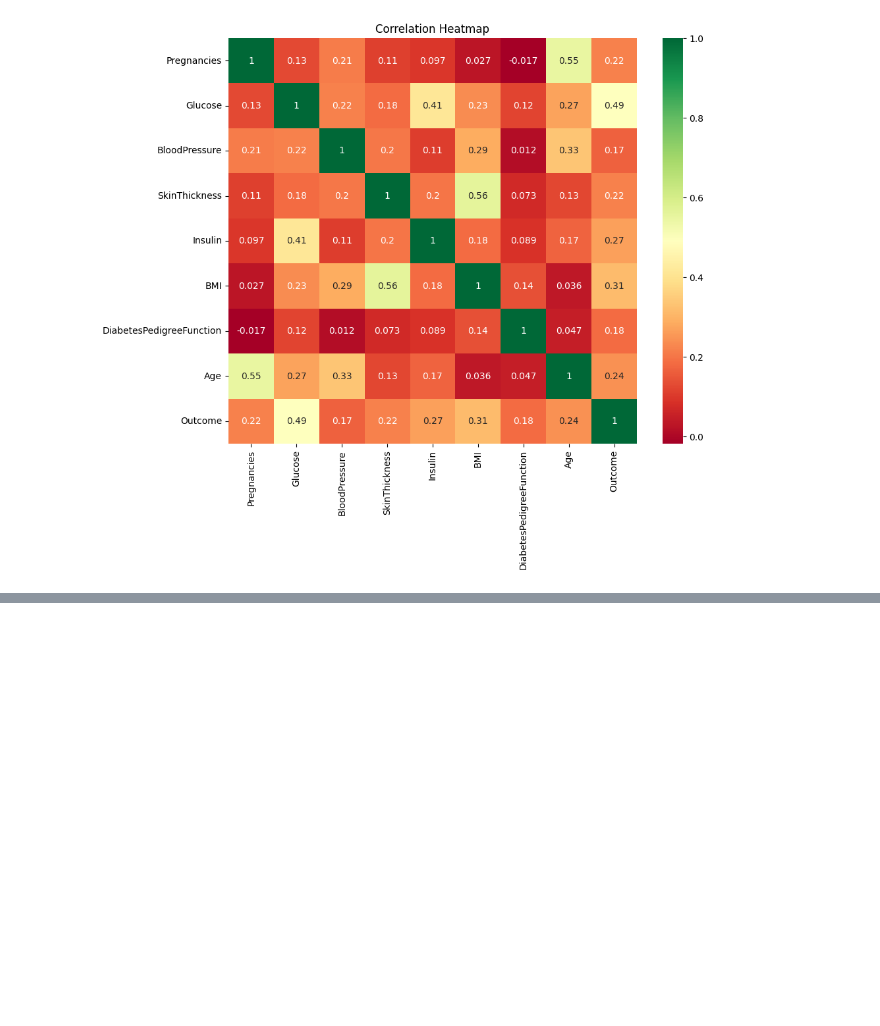
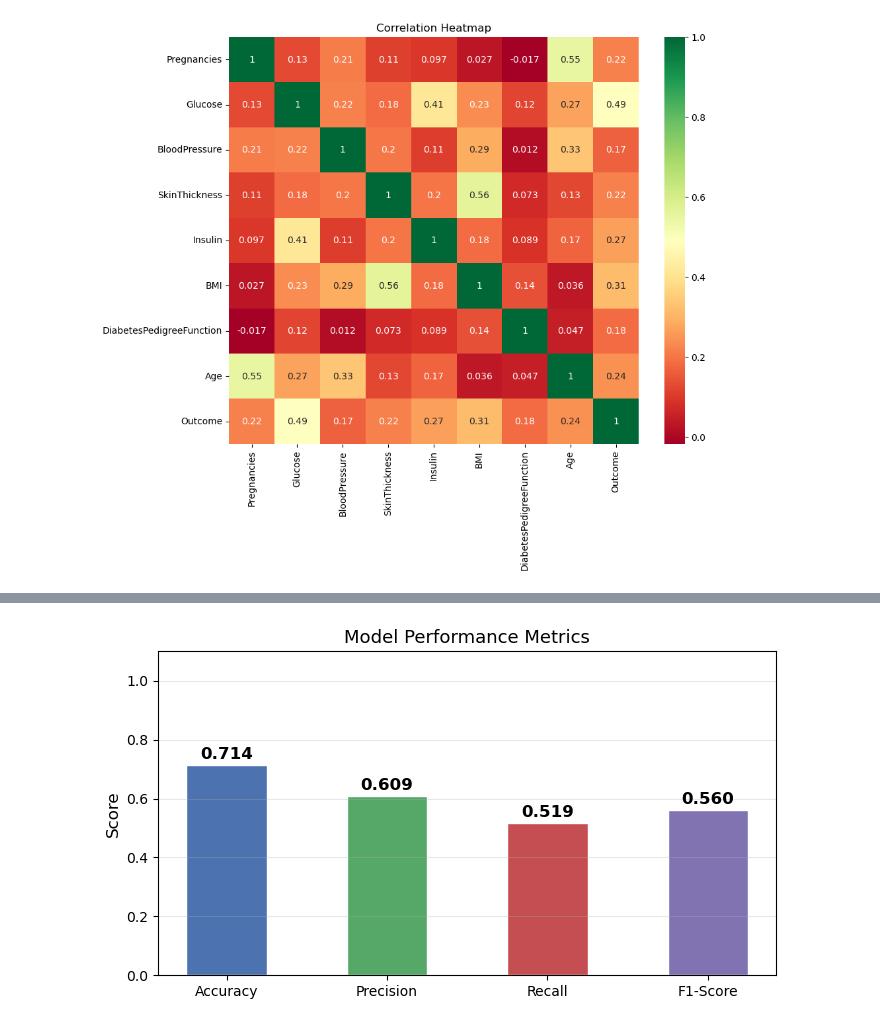
Before and after one commit to RoberRamzy/Classification-for-Pima-Indians-Diabetes-Database, a Jupyter notebook: Lab.ipynb, the cells around one changed output, grey strips where cells are left out. Cells and saved outputs as stored; diff of their text form; code cells hidden in the pictures; blank space fills up the shorter version.

```diff
--- a/Lab.ipynb
+++ b/Lab.ipynb
@@ -232,0 +380,24 @@ Text(0.5, 1.0, 'Correlation Heatmap')
+# %%
+#  Predictions
+y_pred       = final_model.predict(X_test)
+y_pred_proba = final_model.predict_proba(X_test)[:, 1]   # probability of class 1
+
+# Metrics
+accuracy  = accuracy_score(y_test, y_pred)
+precision = precision_score(y_test, y_pred)
+recall    = recall_score(y_test, y_pred)
+f1        = f1_score(y_test, y_pred)
+
+metrics_df = pd.DataFrame({
+    'Metric' : ['Accuracy', 'Precision', 'Recall', 'F1-Score'],
+    'Score'  : [accuracy, precision, recall, f1]
+})
+
+print('=' * 40)
+print('       TEST SET EVALUATION RESULTS')
+print('=' * 40)
+print(metrics_df.to_string(index=False))
+print('=' * 40)
+print()
+print('Full Classification Report:')
+print(classification_report(y_test, y_pred, target_names=['Non-Diabetic (0)', 'Diabetic (1)']))
@@ -232,0 +451,22 @@ Text(0.5, 1.0, 'Correlation Heatmap')
+# %%
+# Metrics Bar Chart
+fig, ax = plt.subplots(figsize=(7, 4))
+bars = ax.bar(
+    metrics_df['Metric'], metrics_df['Score'],
+    color=['#4C72B0', '#55A868', '#C44E52', '#8172B2'],
+    edgecolor='white', width=0.5
+)
+for bar, score in zip(bars, metrics_df['Score']):
+    ax.text(bar.get_x() + bar.get_width() / 2,
+            bar.get_height() + 0.01,
+            f'{score:.3f}', ha='center', va='bottom', fontsize=12, fontweight='bold')
+
+ax.set_ylim(0, 1.1)
+ax.set_ylabel('Score', fontsize=12)
+ax.set_title('Model Performance Metrics', fontsize=13)
+ax.grid(axis='y', alpha=0.3)
+plt.tight_layout()
+plt.savefig('metrics_bar.png', dpi=150)
+plt.show()
+# %% [output]
+[figure, added]
```
Also changed, not shown: parts of 32 cells of this notebook, 6 other files.
